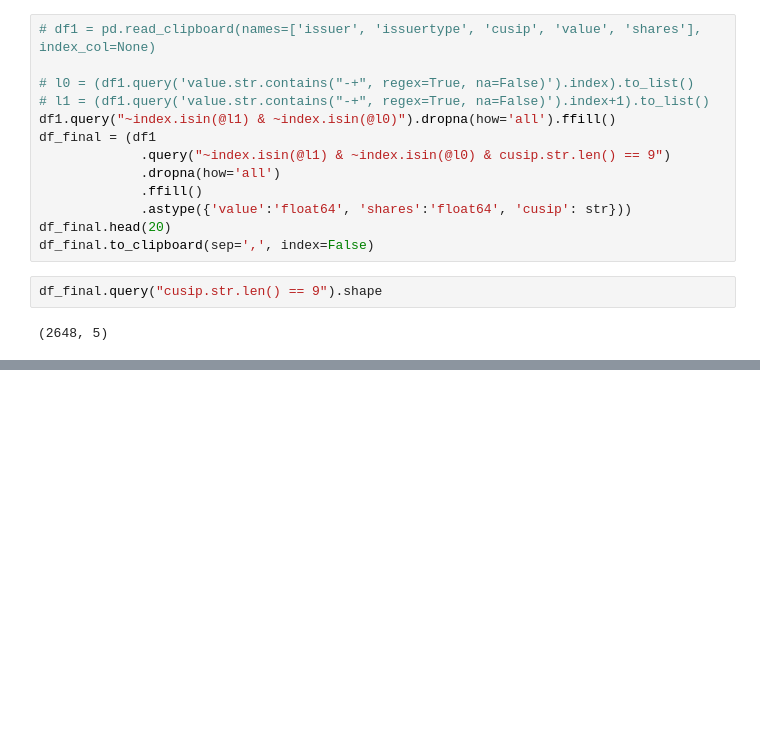
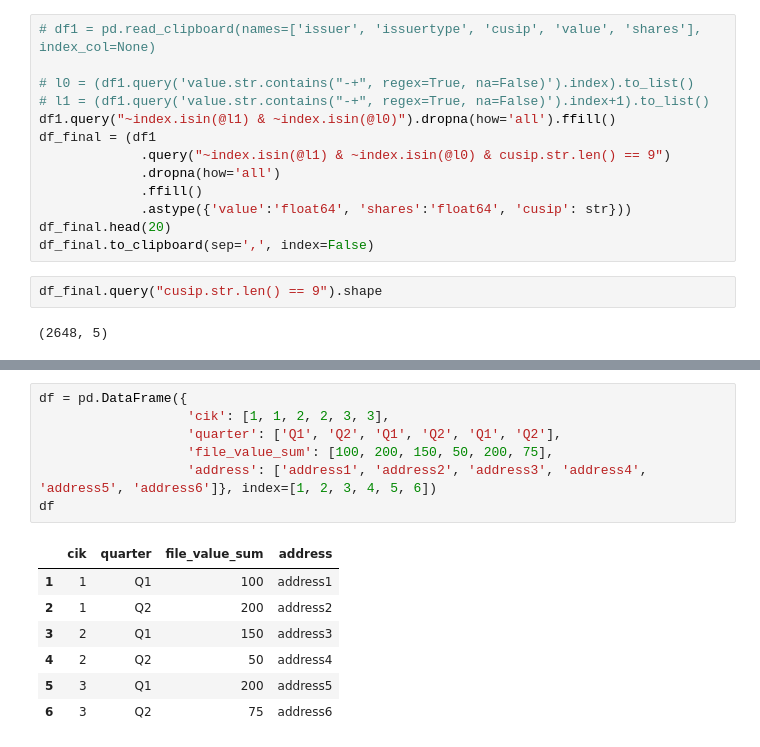
Before and after one commit to kuatroka/visualisation_training, a Jupyter notebook: altair_tutorial/notebooks/regex_tutorial.ipynb, the cells around one changed output, grey strips where cells are left out. Saved outputs shown, nothing was run; the diff lists cells and outputs as text; blank space fills up the shorter version.

```diff
--- a/altair_tutorial/notebooks/regex_tutorial.ipynb
+++ b/altair_tutorial/notebooks/regex_tutorial.ipynb
@@ -2090,0 +2147,15 @@ df_final.query("cusip.str.len() == 9").shape
+# %%
+df = pd.DataFrame({
+                   'cik': [1, 1, 2, 2, 3, 3],
+                   'quarter': ['Q1', 'Q2', 'Q1', 'Q2', 'Q1', 'Q2'],
+                   'file_value_sum': [100, 200, 150, 50, 200, 75],
+                   'address': ['address1', 'address2', 'address3', 'address4', 'address5', 'address6']}, index=[1, 2, 3, 4, 5, 6])
+df
+# %% [output]
+|  | cik | quarter | file_value_sum | address |
+| 1 | 1 | Q1 | 100 | address1 |
+| 2 | 1 | Q2 | 200 | address2 |
+| 3 | 2 | Q1 | 150 | address3 |
+| 4 | 2 | Q2 | 50 | address4 |
+| 5 | 3 | Q1 | 200 | address5 |
+| 6 | 3 | Q2 | 75 | address6 |
```
Also changed, not shown: parts of 4 cells of this notebook, 11 other files.
